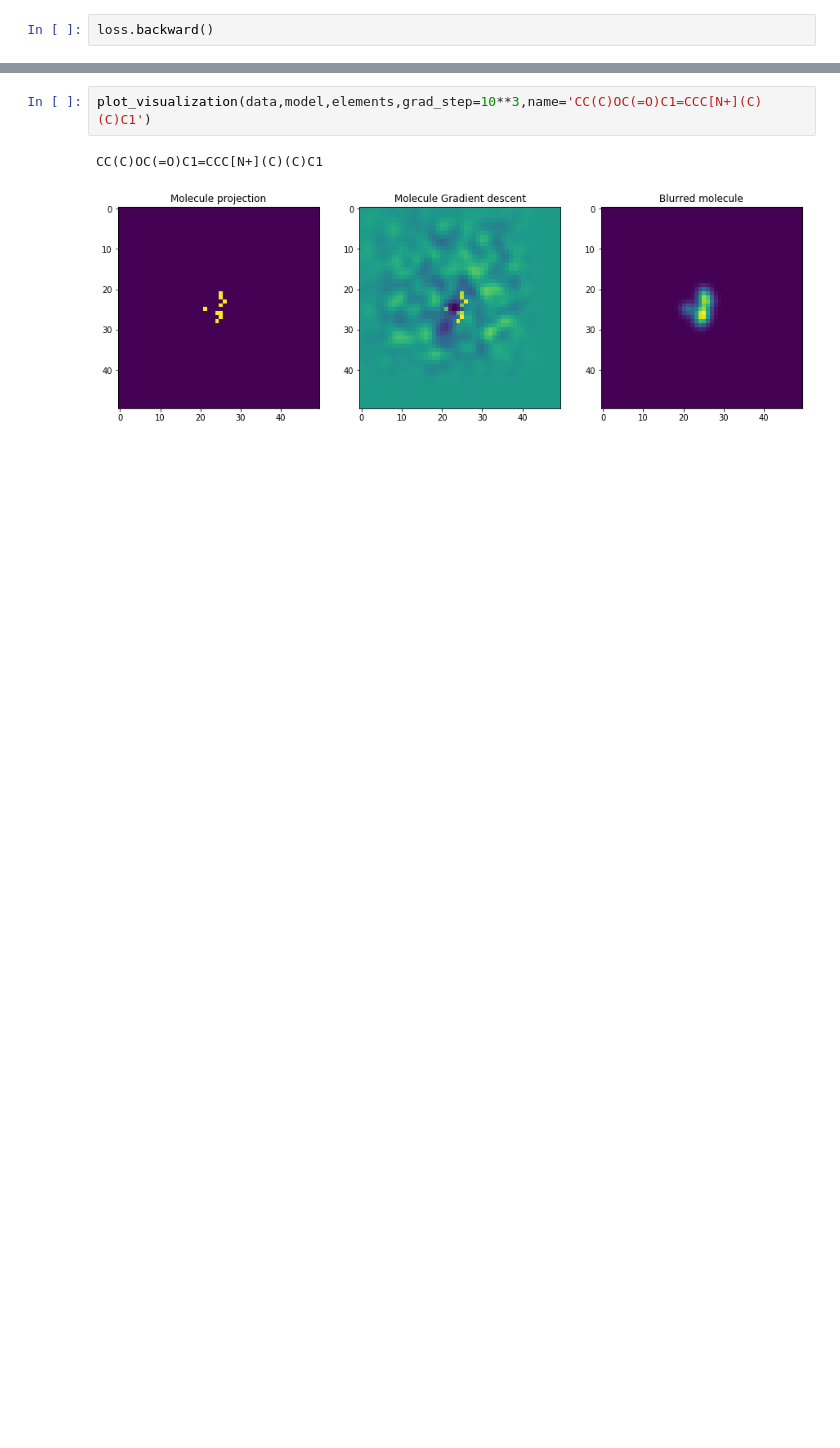
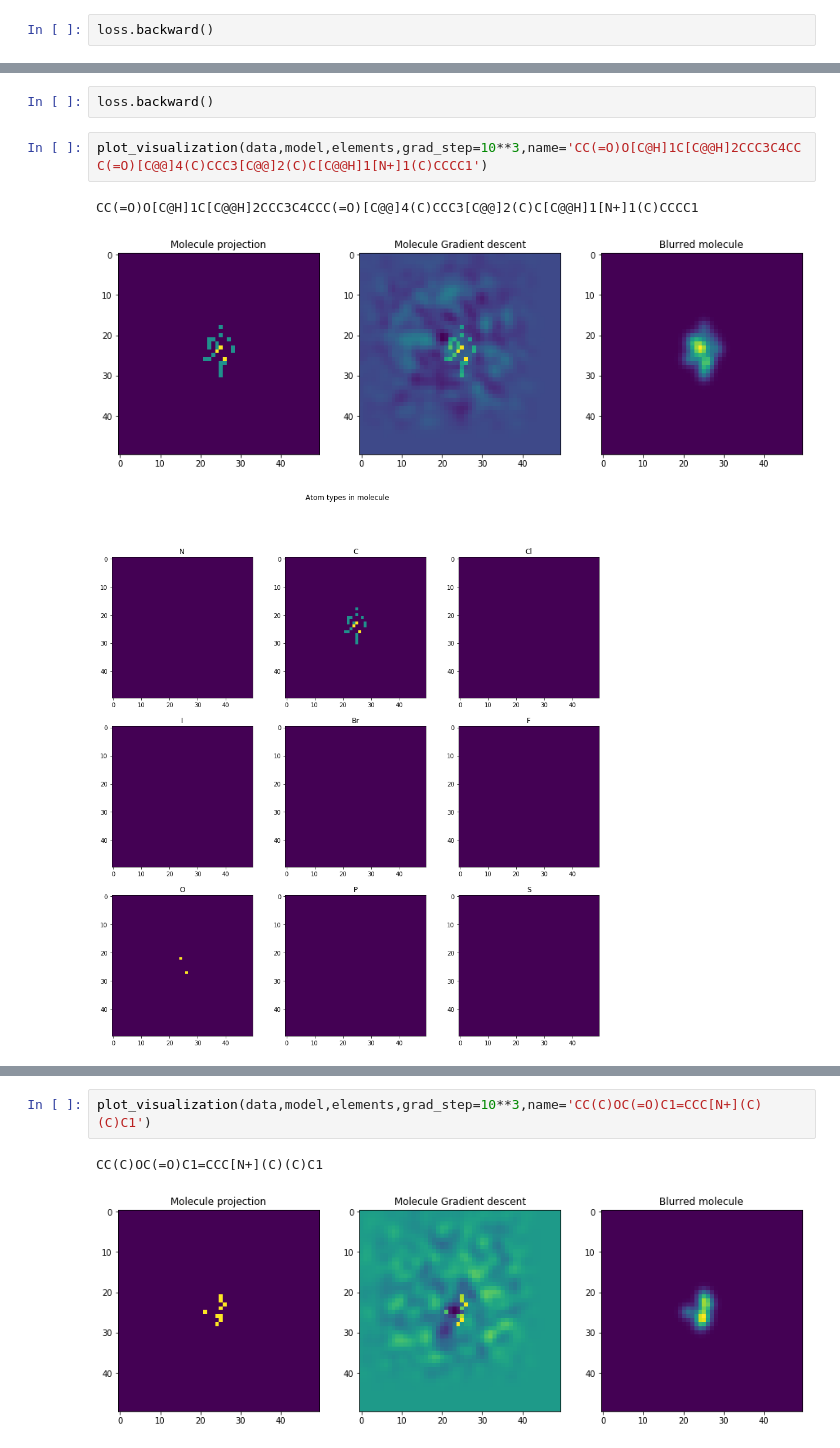
Before and after one commit to korney3/Tox21-MultiTox, a Jupyter notebook: MultiTox/Train_new_MultiTox_model.ipynb, the cells around one changed output, grey strips where cells are left out. Cells and saved outputs as stored; diff of their text form; blank space fills up the shorter version.

```diff
--- a/MultiTox/Train_new_MultiTox_model.ipynb
+++ b/MultiTox/Train_new_MultiTox_model.ipynb
@@ -660,0 +755,8 @@ optimizer = torch.optim.Adam(model.parameters(), lr=1e1)
+# %%
+loss.backward()
+# %%
+plot_visualization(data,model,elements,grad_step=10**3,name='CC(=O)O[C@H]1C[C@@H]2CCC3C4CCC(=O)[C@@]4(C)CCC3[C@@]2(C)C[C@@H]1[N+]1(C)CCCC1')
+# %% [output]
+CC(=O)O[C@H]1C[C@@H]2CCC3C4CCC(=O)[C@@]4(C)CCC3[C@@]2(C)C[C@@H]1[N+]1(C)CCCC1
+[figure, added]
+[figure, added]
```
Also changed, not shown: parts of 22 cells of this notebook, 2 other files.
